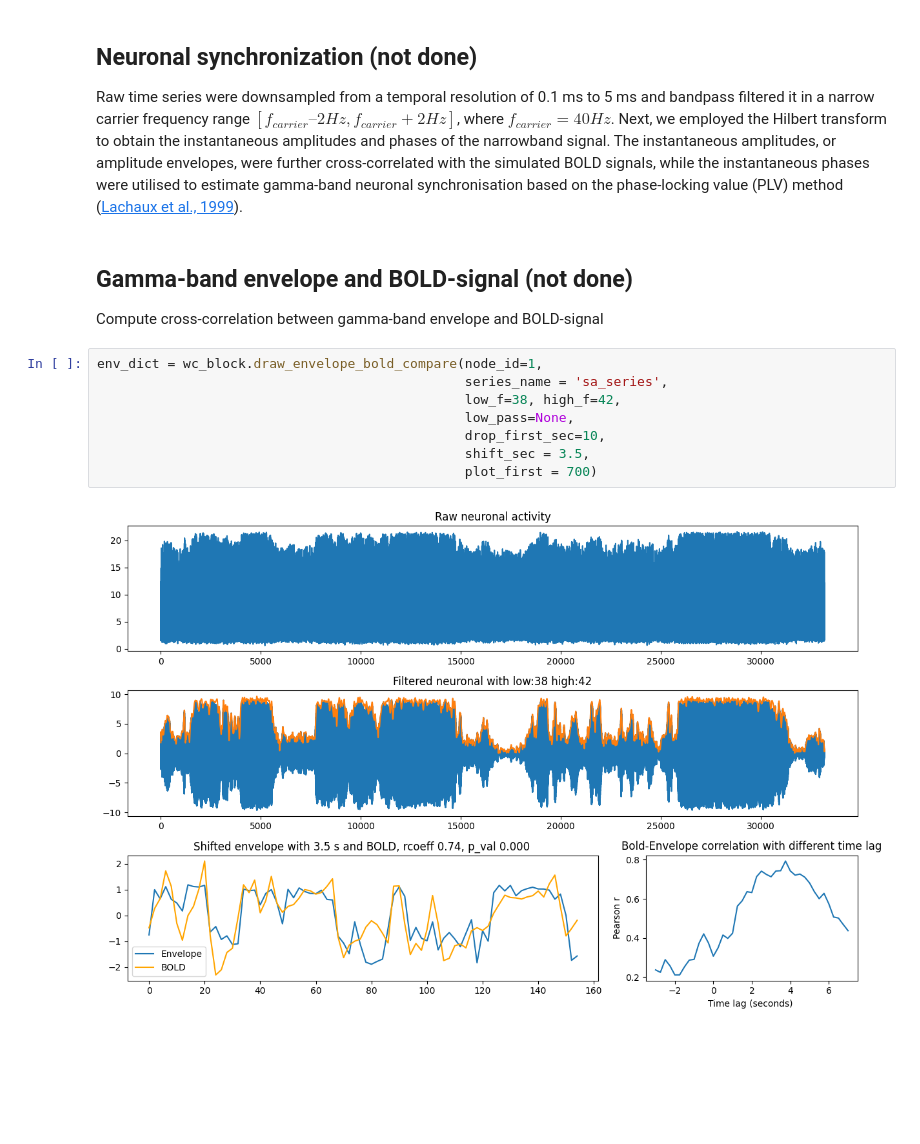
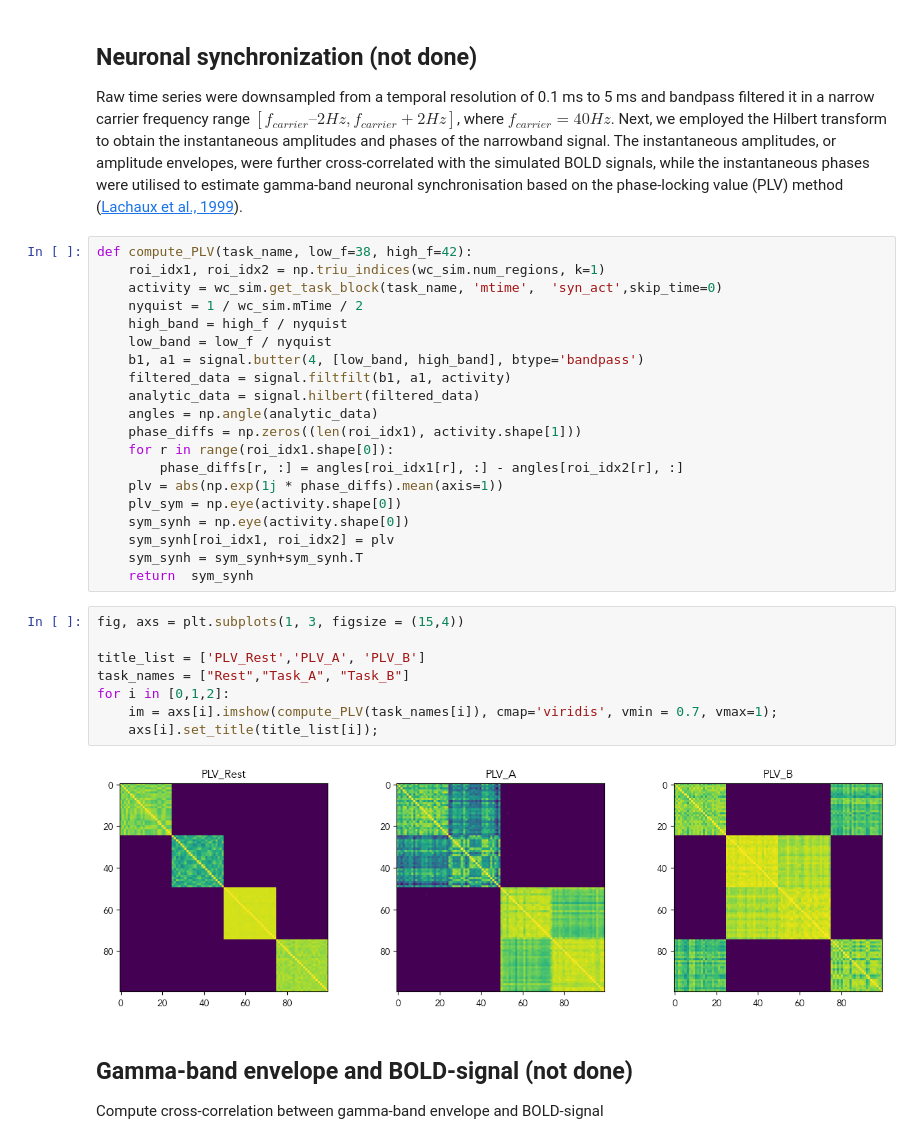
Before and after one commit to IHB-IBR-department/ER_simulator, a Jupyter notebook: notebooks/03Ex.TMFC_simulation.ipynb, the cells around one changed output. Cells and saved outputs as stored; diff of their text form; blank space fills up the shorter version.

```diff
--- a/notebooks/03Ex.TMFC_simulation.ipynb
+++ b/notebooks/03Ex.TMFC_simulation.ipynb
@@ -226,17 +241,37 @@ axs[2].semilogy(f2,  Pxx_Welsh2); axs[2].set_title('BOLD', fontsize=12);
 ## Neuronal synchronization (not done)
 
 Raw time series were downsampled from a temporal resolution of 0.1 ms to 5 ms and bandpass filtered it in a narrow carrier frequency range $[f_{carrier} – 2 Hz, f_{carrier} + 2 Hz]$, where $f_{carrier} = 40 Hz$. Next, we employed the Hilbert transform to obtain the instantaneous amplitudes and phases of the narrowband signal. The instantaneous amplitudes, or amplitude envelopes, were further cross-correlated with the simulated BOLD signals, while the instantaneous phases were utilised to estimate gamma-band neuronal synchronisation based on the phase-locking value (PLV) method ([Lachaux et al., 1999](https://doi.org/10.1002/(SICI)1097-0193(1999)8:4%3C194::AID-HBM4%3E3.0.CO;2-C)).
+# %%
+def compute_PLV(task_name, low_f=38, high_f=42):
+    roi_idx1, roi_idx2 = np.triu_indices(wc_sim.num_regions, k=1)
+    activity = wc_sim.get_task_block(task_name, 'mtime',  'syn_act',skip_time=0)
+    nyquist = 1 / wc_sim.mTime / 2
+    high_band = high_f / nyquist
+    low_band = low_f / nyquist
+    b1, a1 = signal.butter(4, [low_band, high_band], btype='bandpass')
+    filtered_data = signal.filtfilt(b1, a1, activity)
+    analytic_data = signal.hilbert(filtered_data)
+    angles = np.angle(analytic_data)
+    phase_diffs = np.zeros((len(roi_idx1), activity.shape[1]))
+    for r in range(roi_idx1.shape[0]):
+        phase_diffs[r, :] = angles[roi_idx1[r], :] - angles[roi_idx2[r], :]
+    plv = abs(np.exp(1j * phase_diffs).mean(axis=1))
+    plv_sym = np.eye(activity.shape[0])
+    sym_synh = np.eye(activity.shape[0])
+    sym_synh[roi_idx1, roi_idx2] = plv
+    sym_synh = sym_synh+sym_synh.T
+    return  sym_synh
+# %%
+fig, axs = plt.subplots(1, 3, figsize = (15,4))
+
+title_list = ['PLV_Rest','PLV_A', 'PLV_B']
+task_names = ["Rest","Task_A", "Task_B"]
+for i in [0,1,2]:
+    im = axs[i].imshow(compute_PLV(task_names[i]), cmap='viridis', vmin = 0.7, vmax=1);
+    axs[i].set_title(title_list[i]);
+# %% [output]
+[figure, added]
 # %% [markdown]
 ## Gamma-band envelope and BOLD-signal  (not done)
 
 Compute cross-correlation between gamma-band envelope and BOLD-signal
-# %%
-env_dict = wc_block.draw_envelope_bold_compare(node_id=1,
-                                               series_name = 'sa_series',
-                                               low_f=38, high_f=42,
-                                               low_pass=None,
-                                               drop_first_sec=10,
-                                               shift_sec = 3.5,
-                                               plot_first = 700)
-# %% [output]
-[figure, removed]
```
Also changed, not shown: parts of 10 cells of this notebook, 5 other files.
